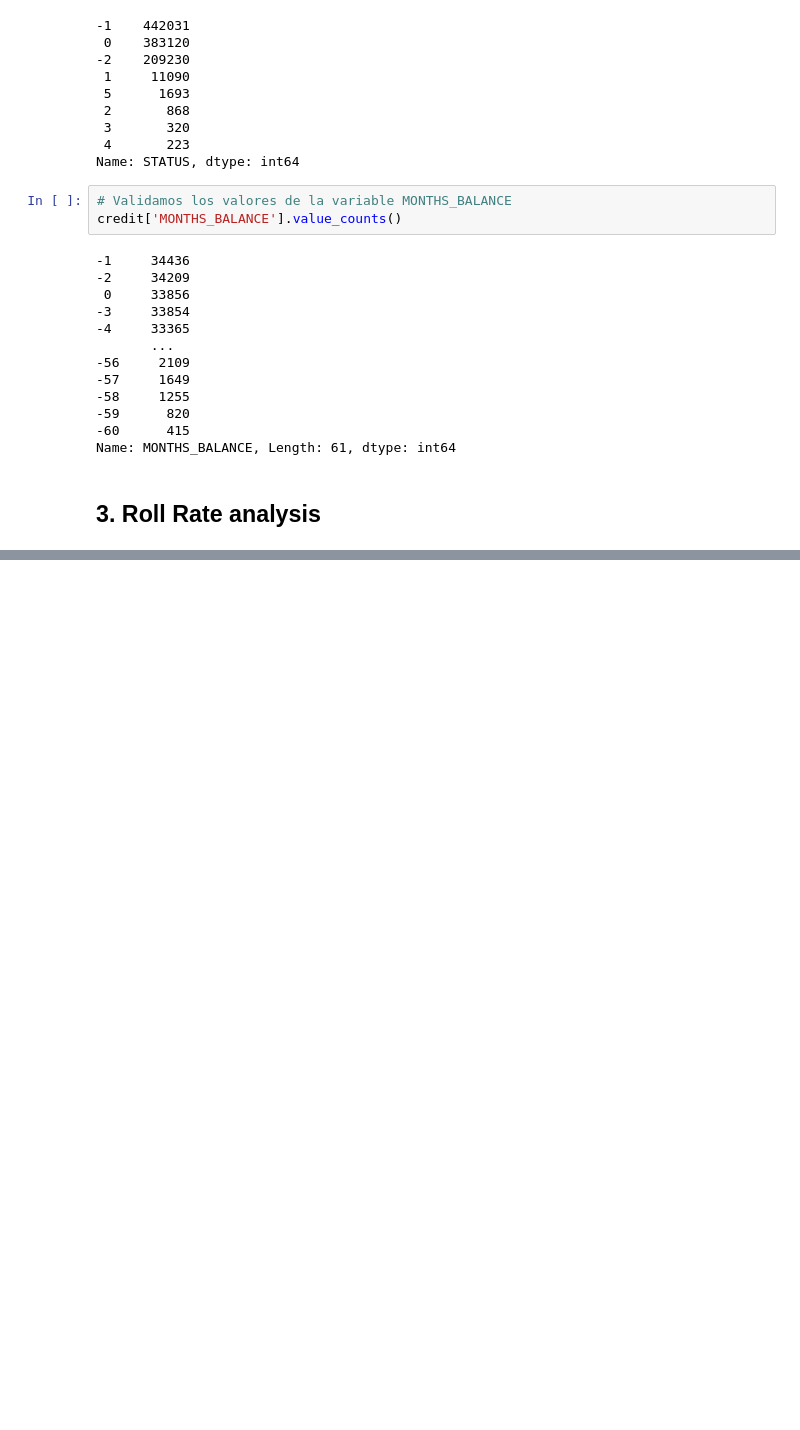
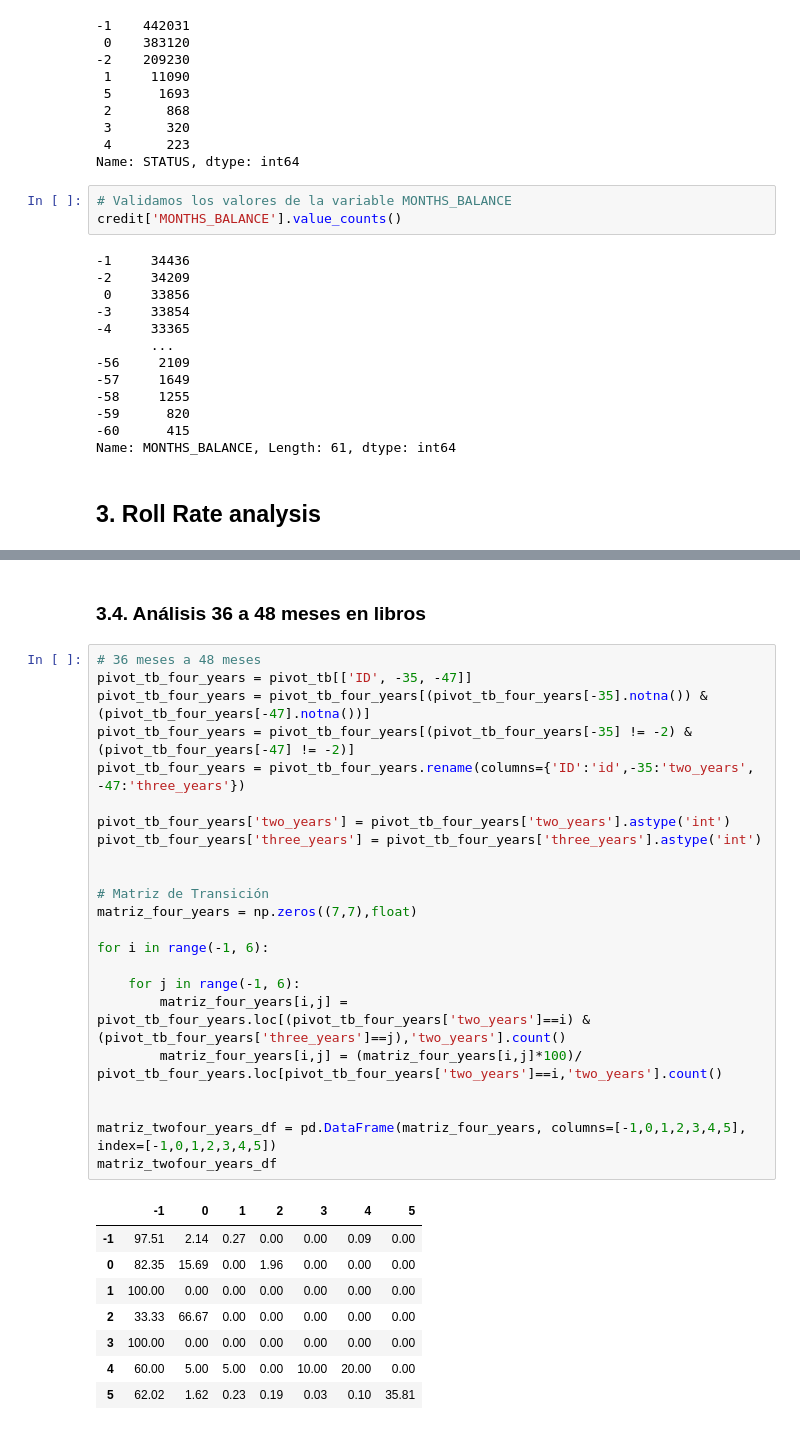
Before and after one commit to difercast/credit-card-risk-management, a Jupyter notebook: src/1-roll-rate-analysis.ipynb, the cells around one changed output, grey strips where cells are left out. Cells and saved outputs as stored; diff of their text form; blank space fills up the shorter version.

```diff
--- a/src/1-roll-rate-analysis.ipynb
+++ b/src/1-roll-rate-analysis.ipynb
@@ -208,0 +195,34 @@ matriz_one_year_df
+# %% [markdown]
+### 3.4. Análisis 36 a 48 meses en libros
+# %%
+# 36 meses a 48 meses
+pivot_tb_four_years = pivot_tb[['ID', -35, -47]]
+pivot_tb_four_years = pivot_tb_four_years[(pivot_tb_four_years[-35].notna()) & (pivot_tb_four_years[-47].notna())]
+pivot_tb_four_years = pivot_tb_four_years[(pivot_tb_four_years[-35] != -2) & (pivot_tb_four_years[-47] != -2)]
+pivot_tb_four_years = pivot_tb_four_years.rename(columns={'ID':'id',-35:'two_years', -47:'three_years'})
+
+pivot_tb_four_years['two_years'] = pivot_tb_four_years['two_years'].astype('int')
+pivot_tb_four_years['three_years'] = pivot_tb_four_years['three_years'].astype('int')
+
+
+# Matriz de Transición
+matriz_four_years = np.zeros((7,7),float)
+
+for i in range(-1, 6):
+
+    for j in range(-1, 6):
+        matriz_four_years[i,j] = pivot_tb_four_years.loc[(pivot_tb_four_years['two_years']==i) & (pivot_tb_four_years['three_years']==j),'two_years'].count()
+        matriz_four_years[i,j] = (matriz_four_years[i,j]*100)/ pivot_tb_four_years.loc[pivot_tb_four_years['two_years']==i,'two_years'].count()
+
+
+matriz_twofour_years_df = pd.DataFrame(matriz_four_years, columns=[-1,0,1,2,3,4,5], index=[-1,0,1,2,3,4,5])
+matriz_twofour_years_df
+# %% [output]
+|  | -1 | 0 | 1 | 2 | 3 | 4 | 5 |
+| -1 | 97.51 | 2.14 | 0.27 | 0.00 | 0.00 | 0.09 | 0.00 |
+| 0 | 82.35 | 15.69 | 0.00 | 1.96 | 0.00 | 0.00 | 0.00 |
+| 1 | 100.00 | 0.00 | 0.00 | 0.00 | 0.00 | 0.00 | 0.00 |
+| 2 | 33.33 | 66.67 | 0.00 | 0.00 | 0.00 | 0.00 | 0.00 |
+| 3 | 100.00 | 0.00 | 0.00 | 0.00 | 0.00 | 0.00 | 0.00 |
+| 4 | 60.00 | 5.00 | 5.00 | 0.00 | 10.00 | 20.00 | 0.00 |
+| 5 | 62.02 | 1.62 | 0.23 | 0.19 | 0.03 | 0.10 | 35.81 |
```
Also changed, not shown: parts of 12 cells of this notebook.
